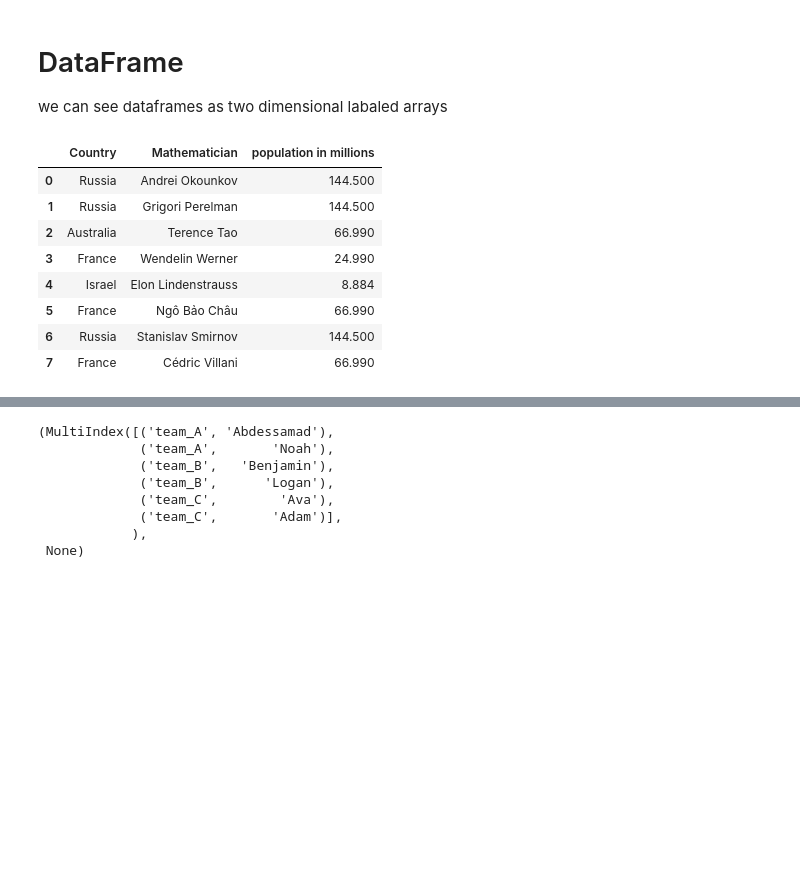
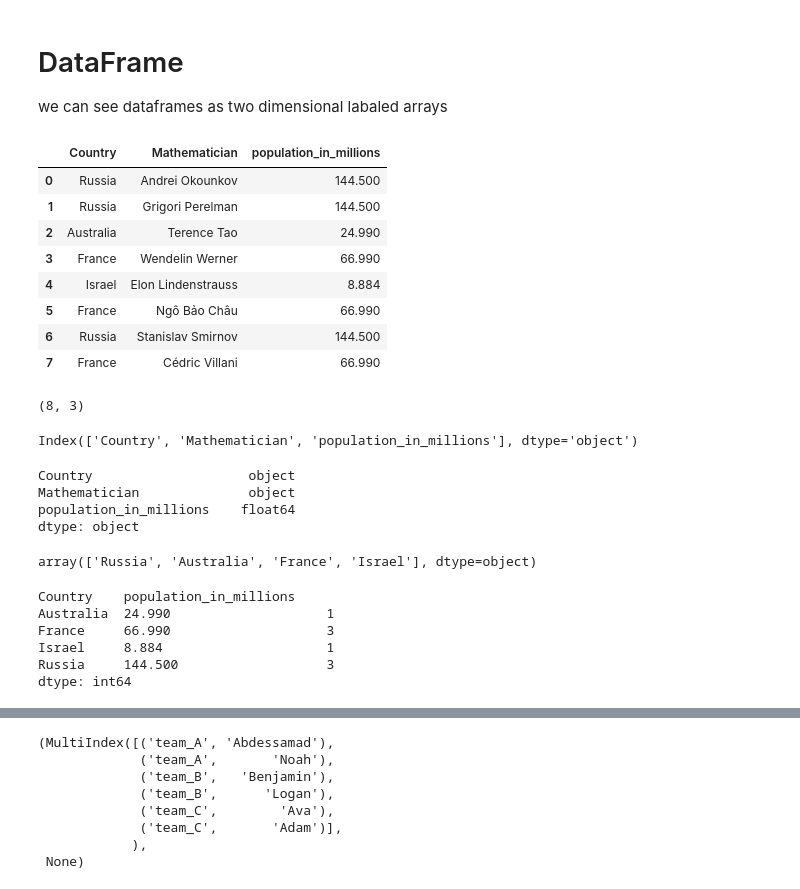
Before and after one commit to abdessamad-commits/Basics-of-Python-for-Data-Analysis-, a Jupyter notebook: Pandas_basics.ipynb, the cells around one changed output, grey strips where cells are left out. Cells and saved outputs as stored; diff of their text form; code cells hidden in the pictures; blank space fills up the shorter version.

```diff
--- a/Pandas_basics.ipynb
+++ b/Pandas_basics.ipynb
@@ -97,20 +97,52 @@ we can see dataframes as two dimensional labaled arrays
 # %%
 #let's create a dataframe of the mathematician that won the fiels medal in 2006 and 2010 based on a dictionary
 Fiels_Medal_2006_2010 = {"Country":["Russia","Russia","Australia","France","Israel","France","Russia","France"],
                          "Mathematician":["Andrei Okounkov ","Grigori Perelman ","Terence Tao ","Wendelin Werner ","Elon Lindenstrauss ","Ngô Bảo Châu ","Stanislav Smirnov "," Cédric Villani"],
-                          "population in millions":[144.5,144.5,66.99,24.99,8.884,66.99,144.5,66.99]
+                          "population_in_millions":[144.5,144.5,24.99,66.99,8.884,66.99,144.5,66.99]
                         }
-pd.DataFrame(Fiels_Medal_2006_2010)
+df = pd.DataFrame(Fiels_Medal_2006_2010)
+df
 # %% [output]
-|  | Country | Mathematician | population in millions |
+|  | Country | Mathematician | population_in_millions |
 | 0 | Russia | Andrei Okounkov | 144.500 |
 | 1 | Russia | Grigori Perelman | 144.500 |
-| 2 | Australia | Terence Tao | 66.990 |
-| 3 | France | Wendelin Werner | 24.990 |
+| 2 | Australia | Terence Tao | 24.990 |
+| 3 | France | Wendelin Werner | 66.990 |
 | 4 | Israel | Elon Lindenstrauss | 8.884 |
 | 5 | France | Ngô Bảo Châu | 66.990 |
 | 6 | Russia | Stanislav Smirnov | 144.500 |
 | 7 | France | Cédric Villani | 66.990 |
+# %%
+#the attribute shape allows us to know the number of row and columns (8,3)->(8 rows,3 columns)
+df.shape
+# %% [output]
+(8, 3)
+# %%
+df.columns
+# %% [output]
+Index(['Country', 'Mathematician', 'population_in_millions'], dtype='object')
+# %%
+#let's look at the type of our data frame columns
+df.dtypes
+# %% [output]
+Country                    object
+Mathematician              object
+population_in_millions    float64
+dtype: object
+# %%
+#ley's look at uniques values of a certain column of our dataframe
+df["Country"].unique()
+# %% [output]
+array(['Russia', 'Australia', 'France', 'Israel'], dtype=object)
+# %%
+df.groupby(['Country','population_in_millions']).size()
+# %% [output]
+Country    population_in_millions
+Australia  24.990                    1
+France     66.990                    3
+Israel     8.884                     1
+Russia     144.500                   3
+dtype: int64
 # %%
 #this time we create a dataframe based on a numpy array
 data_frame = pd.DataFrame(data=np.random.randint(12,18,(4,4)),columns=["advanced Liner algebra","statistics","probability","Data analysis"],index=["abdessamad","youssef","taha","nabil"])
```
Also changed, not shown: parts of 41 cells of this notebook, 1 other file.
